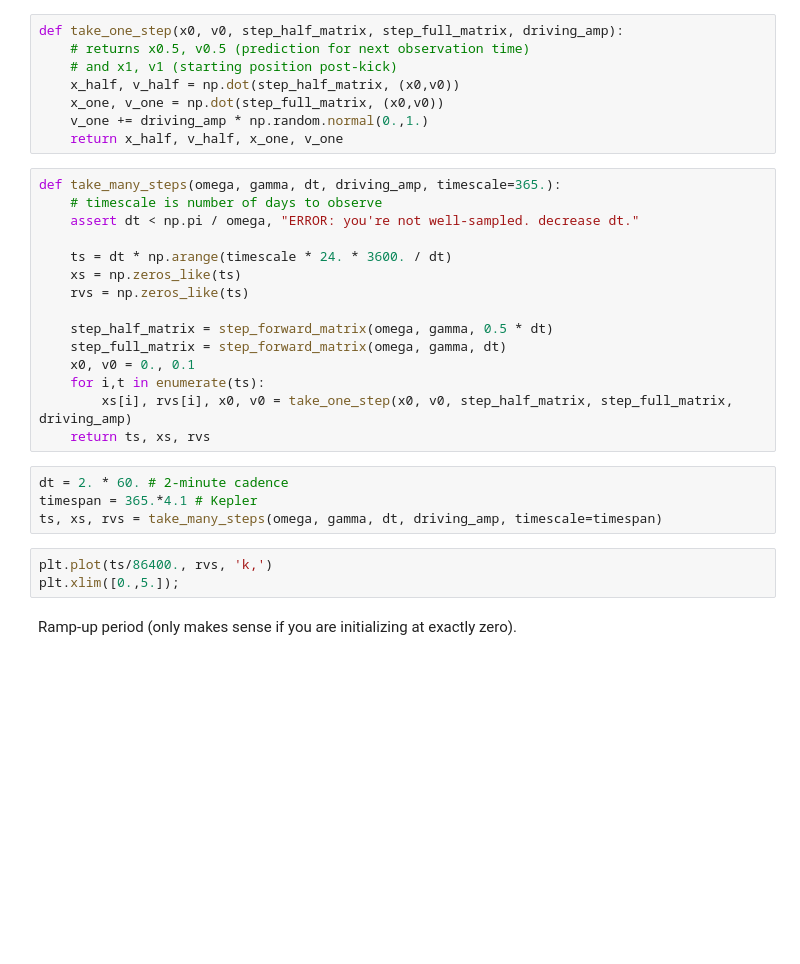
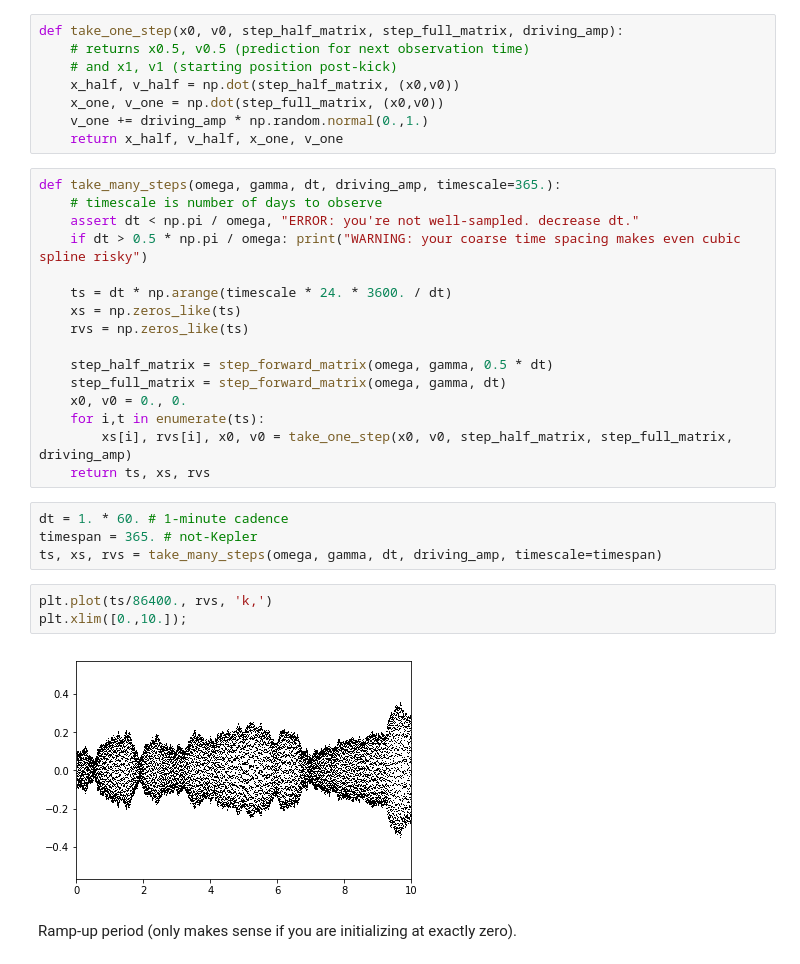
Before and after one commit to megbedell/pmodes, a Jupyter notebook: harmonic-oscillator.ipynb, the cells around one changed output. Drawn from its saved outputs; the diff is of its cells as text; blank space fills up the shorter version.

```diff
--- a/harmonic-oscillator.ipynb
+++ b/harmonic-oscillator.ipynb
@@ -30,6 +31,7 @@ def take_one_step(x0, v0, step_half_matrix, step_full_matrix, driving_amp):
 def take_many_steps(omega, gamma, dt, driving_amp, timescale=365.):
     # timescale is number of days to observe
     assert dt < np.pi / omega, "ERROR: you're not well-sampled. decrease dt."
+    if dt > 0.5 * np.pi / omega: print("WARNING: your coarse time spacing makes even cubic spline risky")
 
     ts = dt * np.arange(timescale * 24. * 3600. / dt)
     xs = np.zeros_like(ts)
@@ -37,17 +39,19 @@ def take_many_steps(omega, gamma, dt, driving_amp, timescale=365.):
 
     step_half_matrix = step_forward_matrix(omega, gamma, 0.5 * dt)
     step_full_matrix = step_forward_matrix(omega, gamma, dt)
-    x0, v0 = 0., 0.1
+    x0, v0 = 0., 0.
     for i,t in enumerate(ts):
         xs[i], rvs[i], x0, v0 = take_one_step(x0, v0, step_half_matrix, step_full_matrix, driving_amp)
     return ts, xs, rvs
 # %%
-dt = 2. * 60. # 2-minute cadence
-timespan = 365.*4.1 # Kepler
+dt = 1. * 60. # 1-minute cadence
+timespan = 365. # not-Kepler
 ts, xs, rvs = take_many_steps(omega, gamma, dt, driving_amp, timescale=timespan)
 # %%
 plt.plot(ts/86400., rvs, 'k,')
-plt.xlim([0.,5.]);
+plt.xlim([0.,10.]);
+# %% [output]
+[figure, added]
 # %% [markdown]
 Ramp-up period (only makes sense if you are initializing at exactly zero).
 # %%
```
Also changed, not shown: parts of 24 cells of this notebook.
